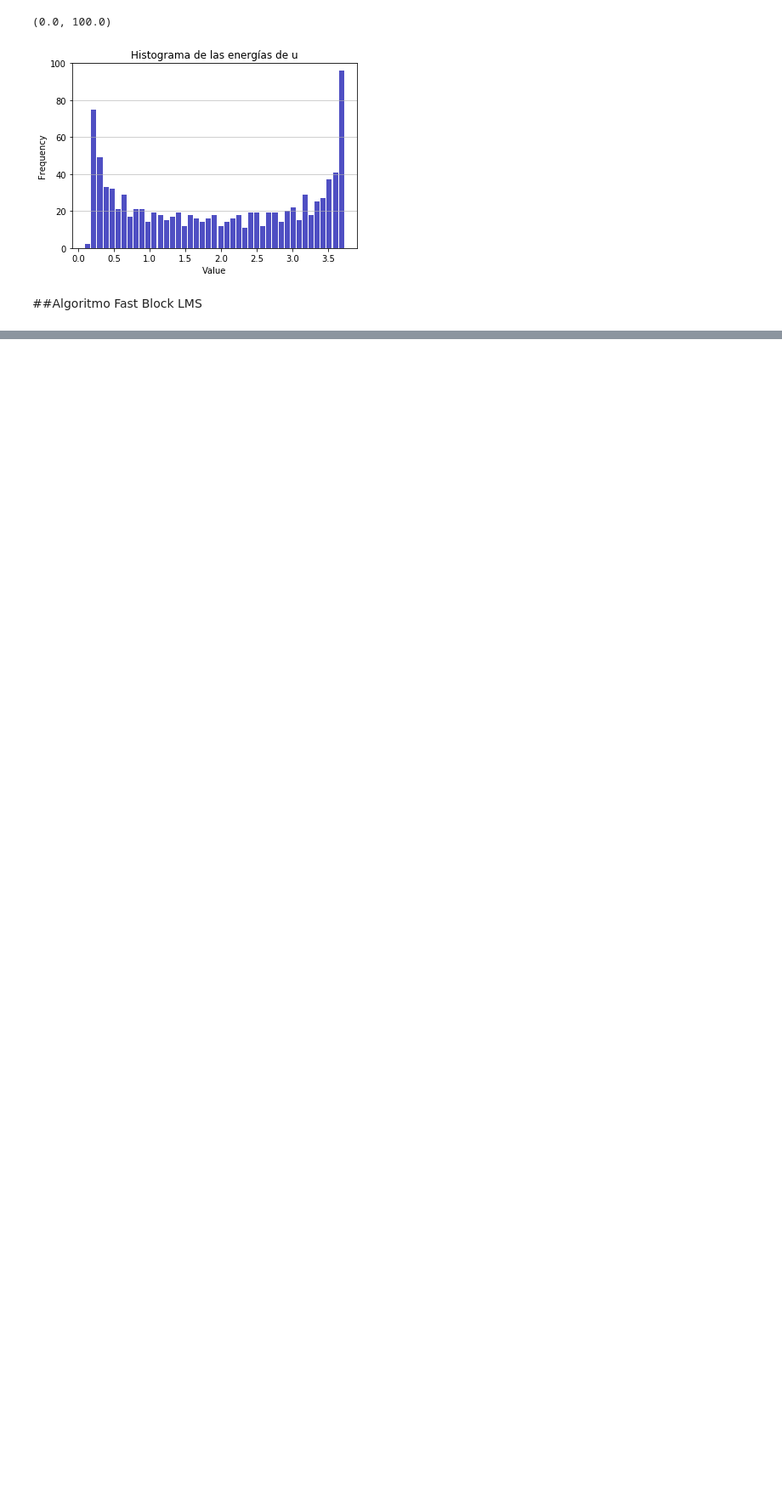
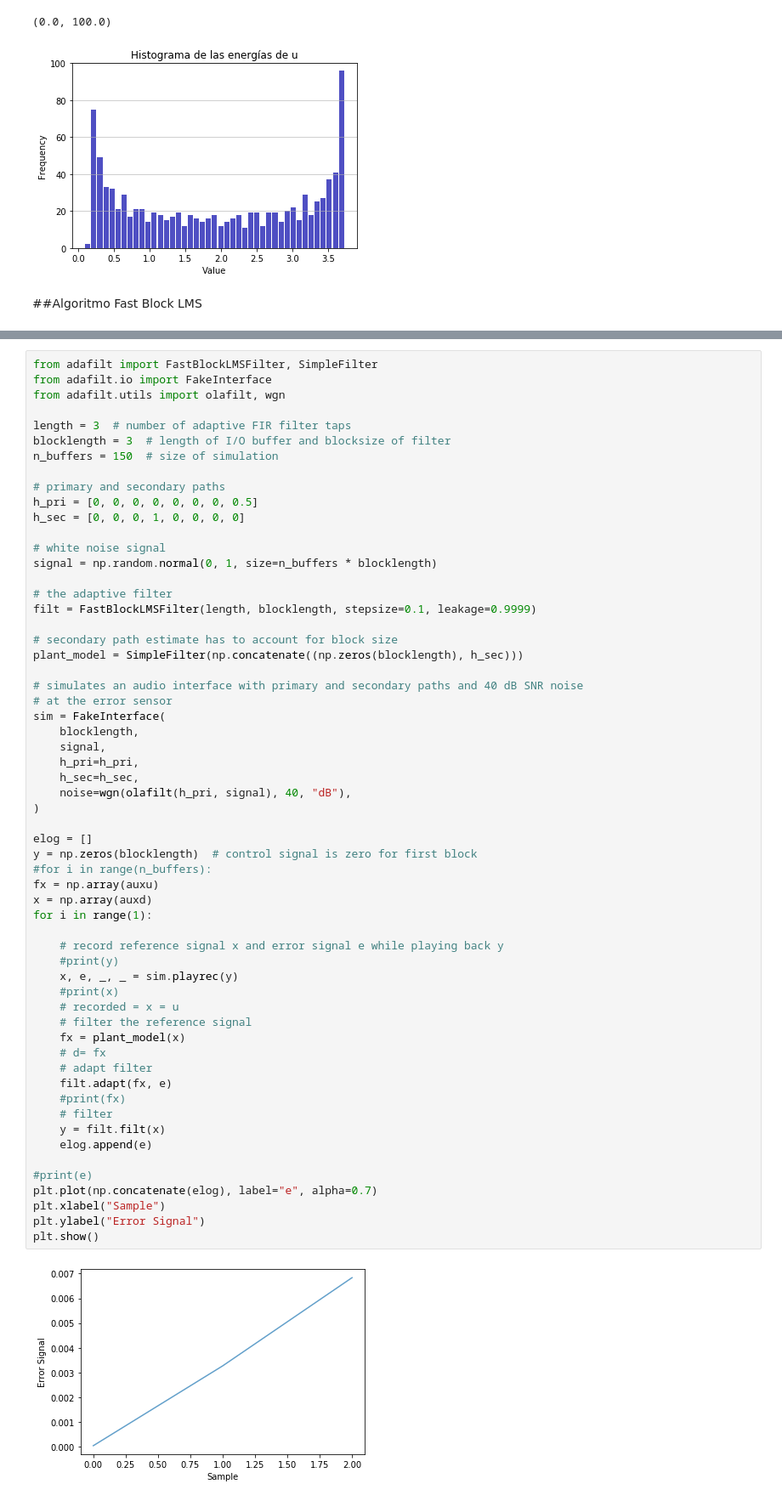
Before and after one commit to jmestanza/Echo_cancellation, a Jupyter notebook: FastBlockLMS_and_NMLS.ipynb, the cells around one changed output, grey strips where cells are left out. Shown at 85% size. Saved outputs shown, nothing was run; the diff lists cells and outputs as text; blank space fills up the shorter version.

```diff
--- a/FastBlockLMS_and_NMLS.ipynb
+++ b/FastBlockLMS_and_NMLS.ipynb
@@ -301,0 +332,61 @@ plt.plot(y_list)
+# %%
+from adafilt import FastBlockLMSFilter, SimpleFilter
+from adafilt.io import FakeInterface
+from adafilt.utils import olafilt, wgn
+
+length = 3  # number of adaptive FIR filter taps
+blocklength = 3  # length of I/O buffer and blocksize of filter
+n_buffers = 150  # size of simulation
+
+# primary and secondary paths
+h_pri = [0, 0, 0, 0, 0, 0, 0, 0.5]
+h_sec = [0, 0, 0, 1, 0, 0, 0, 0]
+
+# white noise signal
+signal = np.random.normal(0, 1, size=n_buffers * blocklength)
+
+# the adaptive filter
+filt = FastBlockLMSFilter(length, blocklength, stepsize=0.1, leakage=0.9999)
+
+# secondary path estimate has to account for block size
+plant_model = SimpleFilter(np.concatenate((np.zeros(blocklength), h_sec)))
+
+# simulates an audio interface with primary and secondary paths and 40 dB SNR noise
+# at the error sensor
+sim = FakeInterface(
+    blocklength,
+    signal,
+    h_pri=h_pri,
+    h_sec=h_sec,
+    noise=wgn(olafilt(h_pri, signal), 40, "dB"),
+)
+
+elog = []
+y = np.zeros(blocklength)  # control signal is zero for first block
+#for i in range(n_buffers):
+fx = np.array(auxu)
+x = np.array(auxd)
+for i in range(1):
+
+    # record reference signal x and error signal e while playing back y
+    #print(y)
+    x, e, _, _ = sim.playrec(y)
+    #print(x)
+    # recorded = x = u
+    # filter the reference signal
+    fx = plant_model(x)
+    # d= fx
+    # adapt filter
+    filt.adapt(fx, e)
+    #print(fx)
+    # filter
+    y = filt.filt(x)
+    elog.append(e)
+
+#print(e)
+plt.plot(np.concatenate(elog), label="e", alpha=0.7)
+plt.xlabel("Sample")
+plt.ylabel("Error Signal")
+plt.show()
+# %% [output]
+[figure, added]
```
Also changed, not shown: parts of 6 cells of this notebook.
